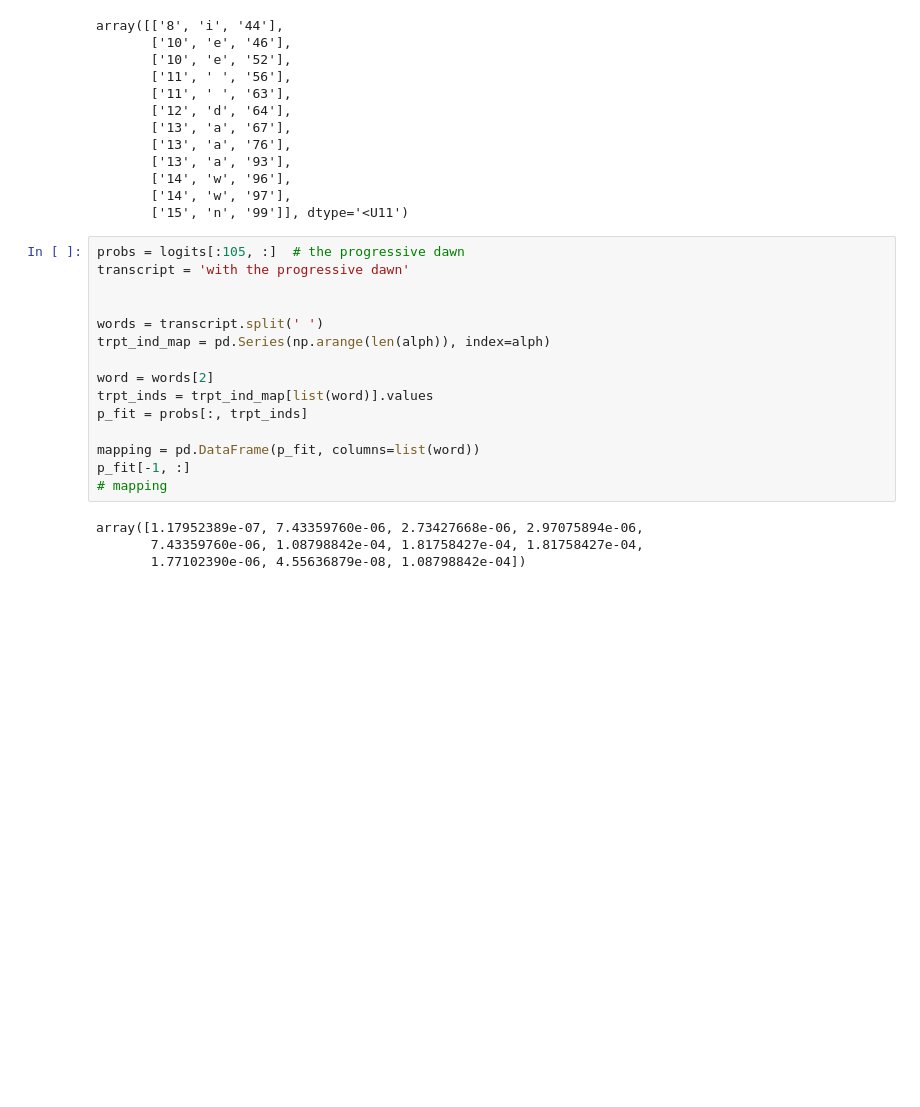
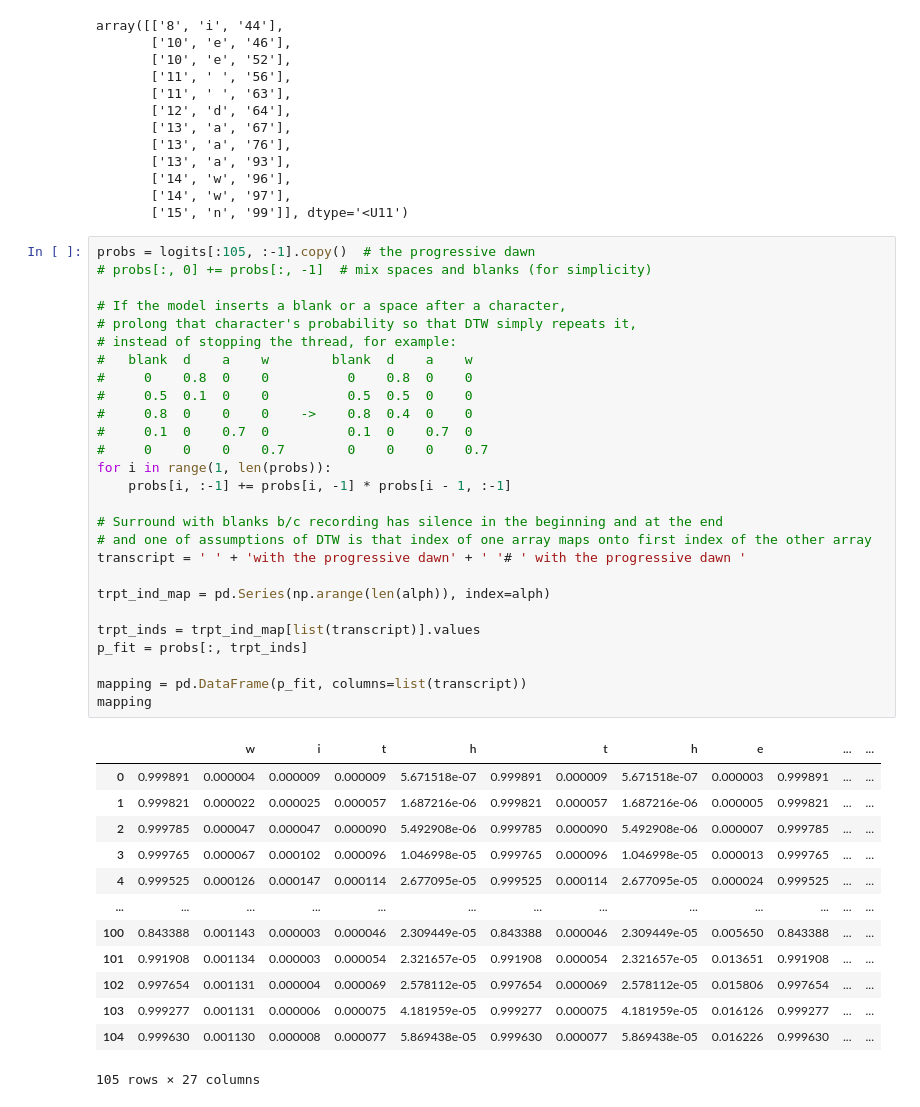
Before and after one commit to Breedoon/BookSync, a Jupyter notebook: __main__.ipynb, the cells around one changed output. Drawn from its saved outputs; the diff is of its cells as text; blank space fills up the shorter version.

```diff
--- a/__main__.ipynb
+++ b/__main__.ipynb
@@ -101,22 +102,44 @@ array([['8', 'i', '44'],
        ['14', 'w', '96'],
        ['14', 'w', '97'],
        ['15', 'n', '99']], dtype='<U11')
-# %%
-probs = logits[:105, :]  # the progressive dawn
-transcript = 'with the progressive dawn'
-
-
-words = transcript.split(' ')
-trpt_ind_map = pd.Series(np.arange(len(alph)), index=alph)
-
-word = words[2]
-trpt_inds = trpt_ind_map[list(word)].values
-p_fit = probs[:, trpt_inds]
-
-mapping = pd.DataFrame(p_fit, columns=list(word))
-p_fit[-1, :]
-# mapping
-# %% [output]
-array([1.17952389e-07, 7.43359760e-06, 2.73427668e-06, 2.97075894e-06,
-       7.43359760e-06, 1.08798842e-04, 1.81758427e-04, 1.81758427e-04,
-       1.77102390e-06, 4.55636879e-08, 1.08798842e-04])
+# %%
+probs = logits[:105, :-1].copy()  # the progressive dawn
+# probs[:, 0] += probs[:, -1]  # mix spaces and blanks (for simplicity)
+
+# If the model inserts a blank or a space after a character,
+# prolong that character's probability so that DTW simply repeats it,
+# instead of stopping the thread, for example:
+#   blank  d    a    w        blank  d    a    w
+#     0    0.8  0    0          0    0.8  0    0
+#     0.5  0.1  0    0          0.5  0.5  0    0
+#     0.8  0    0    0    ->    0.8  0.4  0    0
+#     0.1  0    0.7  0          0.1  0    0.7  0
+#     0    0    0    0.7        0    0    0    0.7
+for i in range(1, len(probs)):
+    probs[i, :-1] += probs[i, -1] * probs[i - 1, :-1]
+
+# Surround with blanks b/c recording has silence in the beginning and at the end
+# and one of assumptions of DTW is that index of one array maps onto first index of the other array
+transcript = ' ' + 'with the progressive dawn' + ' '# ' with the progressive dawn '
+
+trpt_ind_map = pd.Series(np.arange(len(alph)), index=alph)
+
+trpt_inds = trpt_ind_map[list(transcript)].values
+p_fit = probs[:, trpt_inds]
+
+mapping = pd.DataFrame(p_fit, columns=list(transcript))
+mapping
+# %% [output]
+|  |  | w | i | t | h |  | t | h | e |  | ... | ... |
+| 0 | 0.999891 | 0.000004 | 0.000009 | 0.000009 | 5.671518e-07 | 0.999891 | 0.000009 | 5.671518e-07 | 0.000003 | 0.999891 | ... | ... |
+| 1 | 0.999821 | 0.000022 | 0.000025 | 0.000057 | 1.687216e-06 | 0.999821 | 0.000057 | 1.687216e-06 | 0.000005 | 0.999821 | ... | ... |
+| 2 | 0.999785 | 0.000047 | 0.000047 | 0.000090 | 5.492908e-06 | 0.999785 | 0.000090 | 5.492908e-06 | 0.000007 | 0.999785 | ... | ... |
+| 3 | 0.999765 | 0.000067 | 0.000102 | 0.000096 | 1.046998e-05 | 0.999765 | 0.000096 | 1.046998e-05 | 0.000013 | 0.999765 | ... | ... |
+| 4 | 0.999525 | 0.000126 | 0.000147 | 0.000114 | 2.677095e-05 | 0.999525 | 0.000114 | 2.677095e-05 | 0.000024 | 0.999525 | ... | ... |
+| ... | ... | ... | ... | ... | ... | ... | ... | ... | ... | ... | ... | ... |
+| 100 | 0.843388 | 0.001143 | 0.000003 | 0.000046 | 2.309449e-05 | 0.843388 | 0.000046 | 2.309449e-05 | 0.005650 | 0.843388 | ... | ... |
+| 101 | 0.991908 | 0.001134 | 0.000003 | 0.000054 | 2.321657e-05 | 0.991908 | 0.000054 | 2.321657e-05 | 0.013651 | 0.991908 | ... | ... |
+| 102 | 0.997654 | 0.001131 | 0.000004 | 0.000069 | 2.578112e-05 | 0.997654 | 0.000069 | 2.578112e-05 | 0.015806 | 0.997654 | ... | ... |
+| 103 | 0.999277 | 0.001131 | 0.000006 | 0.000075 | 4.181959e-05 | 0.999277 | 0.000075 | 4.181959e-05 | 0.016126 | 0.999277 | ... | ... |
+| 104 | 0.999630 | 0.001130 | 0.000008 | 0.000077 | 5.869438e-05 | 0.999630 | 0.000077 | 5.869438e-05 | 0.016226 | 0.999630 | ... | ... |
+105 rows × 27 columns
```
Also changed, not shown: parts of 2 cells of this notebook.
